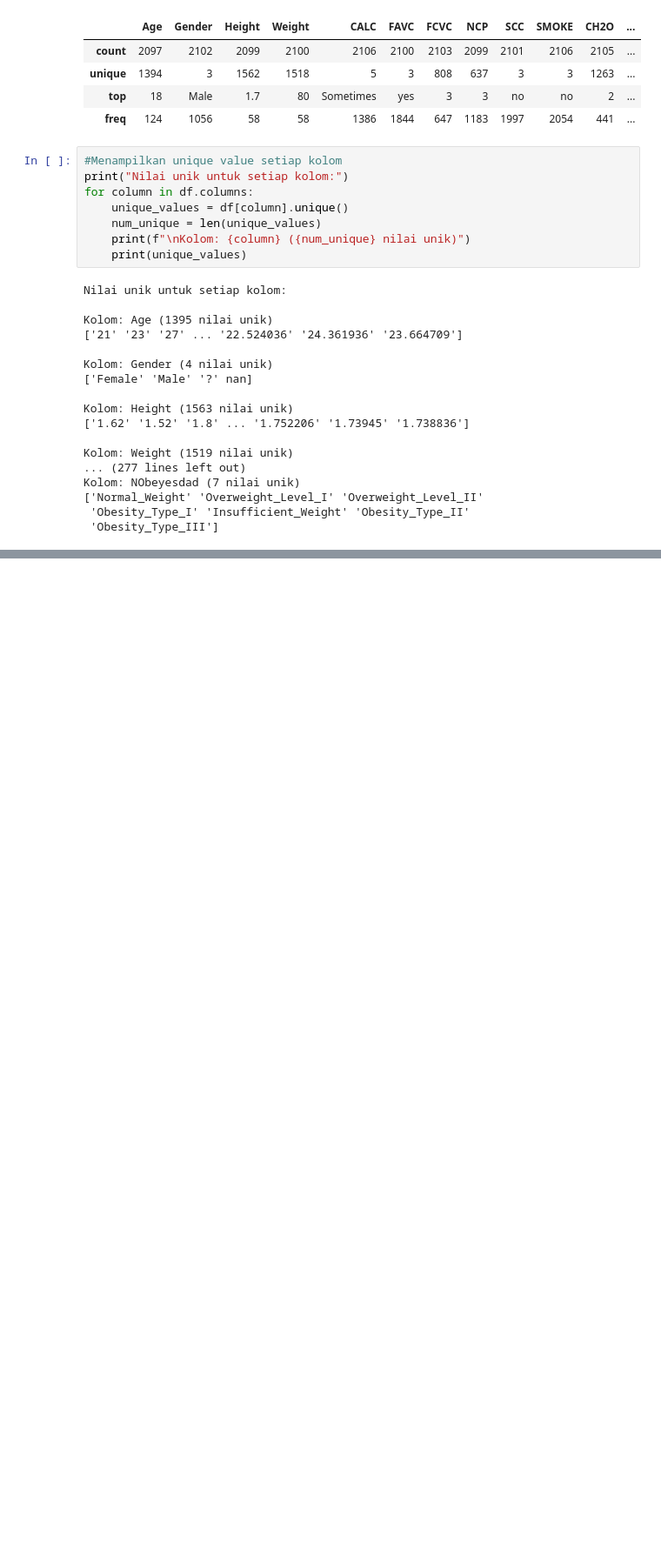
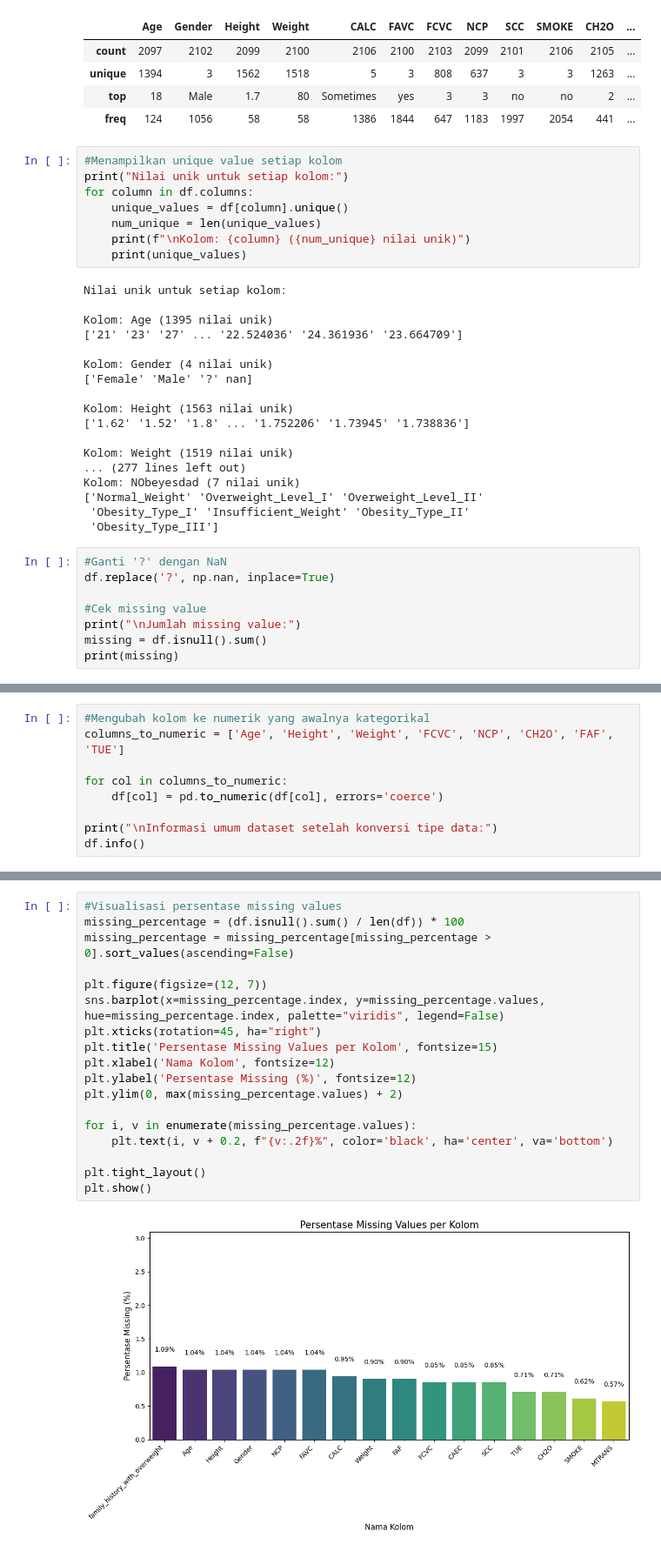
Before and after one commit to renji710/CapstoneUAS_BengkelKoding, a Jupyter notebook: Capstone_UAS.ipynb, the cells around one changed output, grey strips where cells are left out. Shown at 87% size. Saved outputs shown, nothing was run; the diff lists cells and outputs as text; blank space fills up the shorter version.

```diff
--- a/Capstone_UAS.ipynb
+++ b/Capstone_UAS.ipynb
@@ -95,3 +95,11 @@ Kolom: NObeyesdad (7 nilai unik)
 ['Normal_Weight' 'Overweight_Level_I' 'Overweight_Level_II'
  'Obesity_Type_I' 'Insufficient_Weight' 'Obesity_Type_II'
  'Obesity_Type_III']
+# %%
+#Ganti '?' dengan NaN
+df.replace('?', np.nan, inplace=True)
+
+#Cek missing value
+print("\nJumlah missing value:")
+missing = df.isnull().sum()
+print(missing)
@@ -97,0 +126,9 @@ Kolom: NObeyesdad (7 nilai unik)
+# %%
+#Mengubah kolom ke numerik yang awalnya kategorikal
+columns_to_numeric = ['Age', 'Height', 'Weight', 'FCVC', 'NCP', 'CH2O', 'FAF', 'TUE']
+
+for col in columns_to_numeric:
+    df[col] = pd.to_numeric(df[col], errors='coerce')
+
+print("\nInformasi umum dataset setelah konversi tipe data:")
+df.info()
@@ -97,0 +203,20 @@ Kolom: NObeyesdad (7 nilai unik)
+# %%
+#Visualisasi persentase missing values
+missing_percentage = (df.isnull().sum() / len(df)) * 100
+missing_percentage = missing_percentage[missing_percentage > 0].sort_values(ascending=False)
+
+plt.figure(figsize=(12, 7))
+sns.barplot(x=missing_percentage.index, y=missing_percentage.values, hue=missing_percentage.index, palette="viridis", legend=False)
+plt.xticks(rotation=45, ha="right")
+plt.title('Persentase Missing Values per Kolom', fontsize=15)
+plt.xlabel('Nama Kolom', fontsize=12)
+plt.ylabel('Persentase Missing (%)', fontsize=12)
+plt.ylim(0, max(missing_percentage.values) + 2)
+
+for i, v in enumerate(missing_percentage.values):
+    plt.text(i, v + 0.2, f"{v:.2f}%", color='black', ha='center', va='bottom')
+
+plt.tight_layout()
+plt.show()
+# %% [output]
+[figure, added]
```
Also changed, not shown: parts of 6 cells of this notebook.
